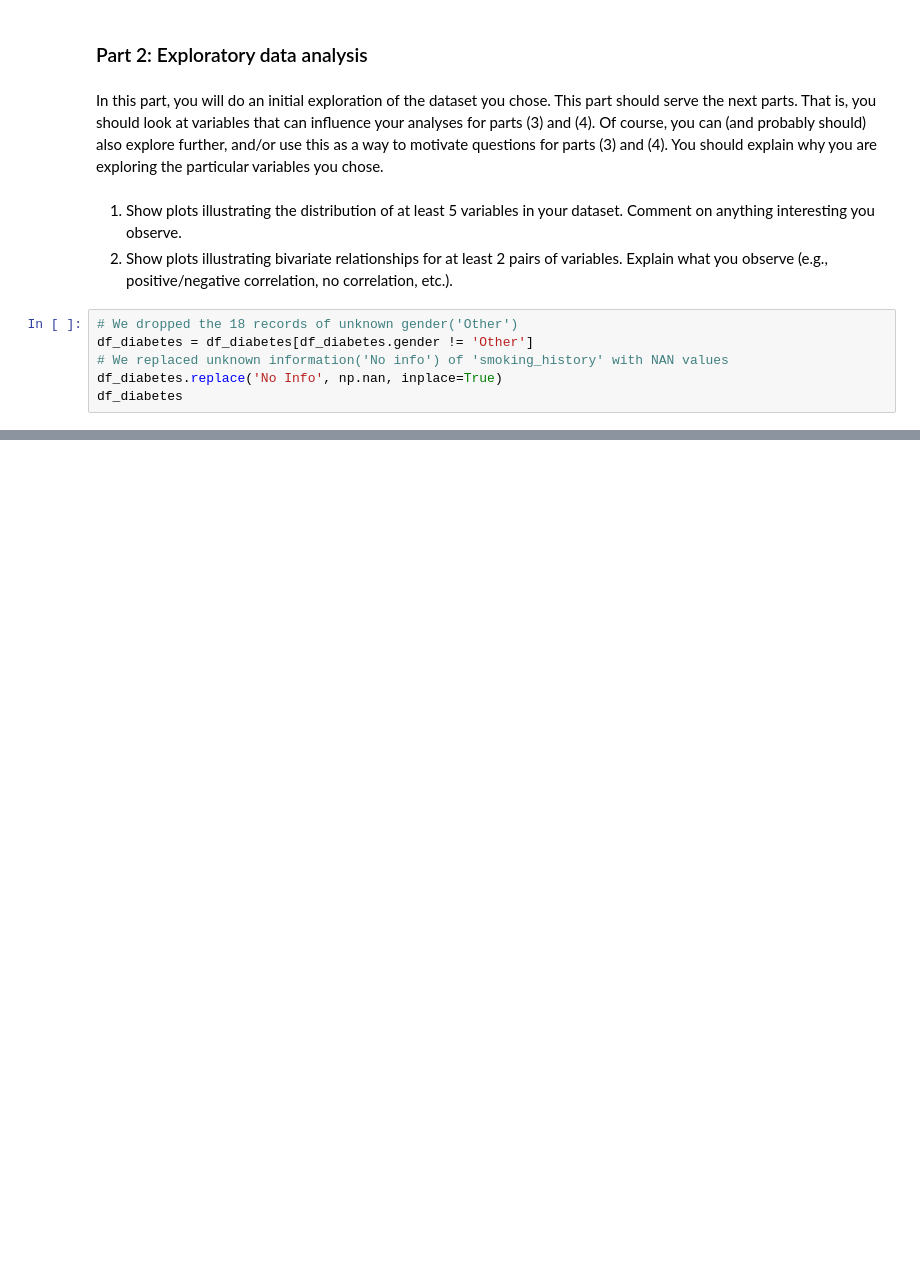
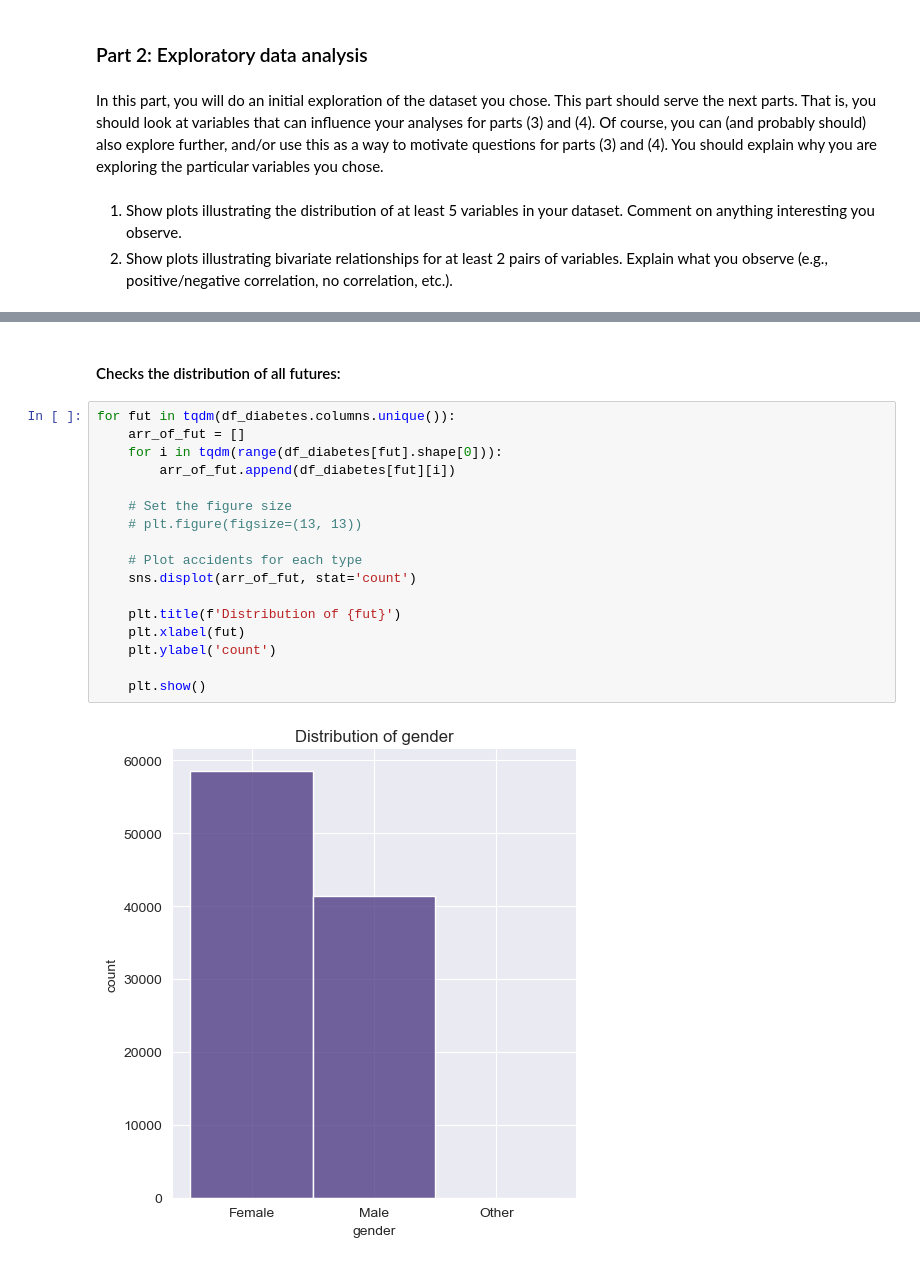
Before and after one commit to LiorBenSidi/Mini-Project, a Jupyter notebook: Mini-Project.ipynb, the cells around one changed output, grey strips where cells are left out. Cells and saved outputs as stored; diff of their text form; blank space fills up the shorter version.

```diff
--- a/Mini-Project.ipynb
+++ b/Mini-Project.ipynb
@@ -144,9 +144,3 @@ chose.
 Comment on anything interesting you observe.
 2. Show plots illustrating bivariate relationships for at least 2 pairs of variables.
 Explain what you observe (e.g., positive/negative correlation, no correlation, etc.).
-# %%
-# We dropped the 18 records of unknown gender('Other')
-df_diabetes = df_diabetes[df_diabetes.gender != 'Other']
-# We replaced unknown information('No info') of 'smoking_history' with NAN values
-df_diabetes.replace('No Info', np.nan, inplace=True)
-df_diabetes
@@ -170,0 +166,21 @@ See the caveats in the documentation: https://pandas.pydata.org/pandas-docs/stab
+# %% [markdown]
+#### Checks the distribution of all futures:
+# %%
+for fut in tqdm(df_diabetes.columns.unique()):
+    arr_of_fut = []
+    for i in tqdm(range(df_diabetes[fut].shape[0])):
+        arr_of_fut.append(df_diabetes[fut][i])
+
+    # Set the figure size
+    # plt.figure(figsize=(13, 13))
+
+    # Plot accidents for each type
+    sns.displot(arr_of_fut, stat='count')
+
+    plt.title(f'Distribution of {fut}')
+    plt.xlabel(fut)
+    plt.ylabel('count')
+
+    plt.show()
+# %% [output]
+[figure, added]
```
Also changed, not shown: parts of 14 cells of this notebook, 2 other files.
